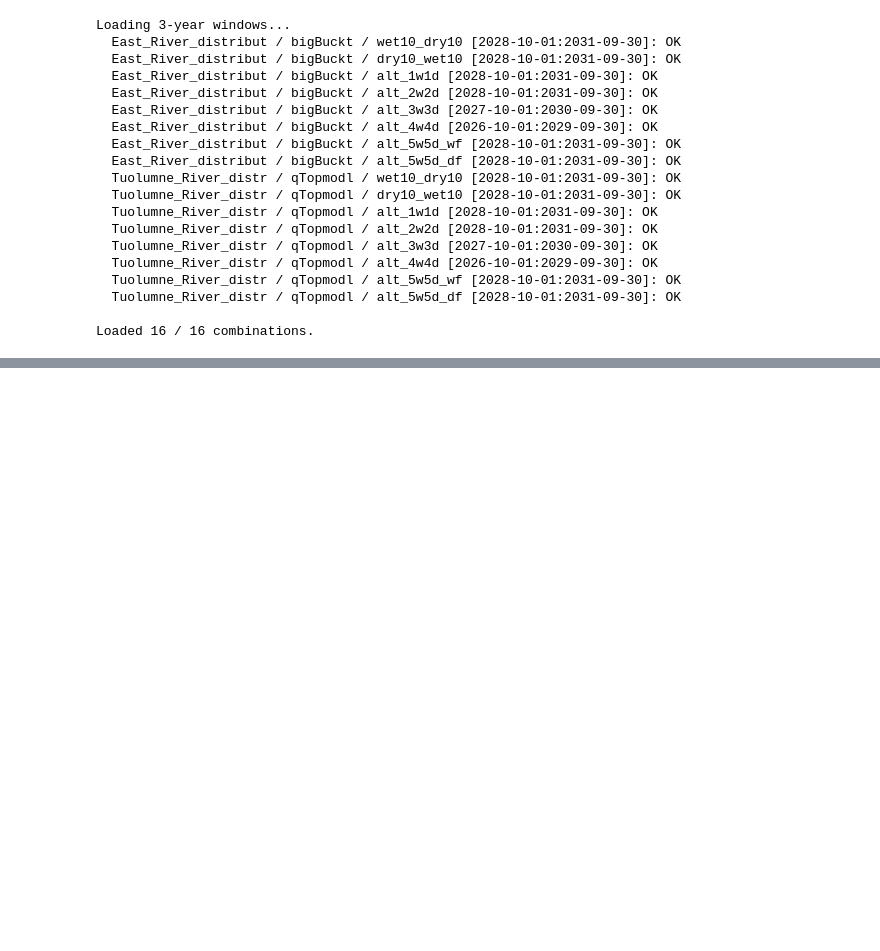
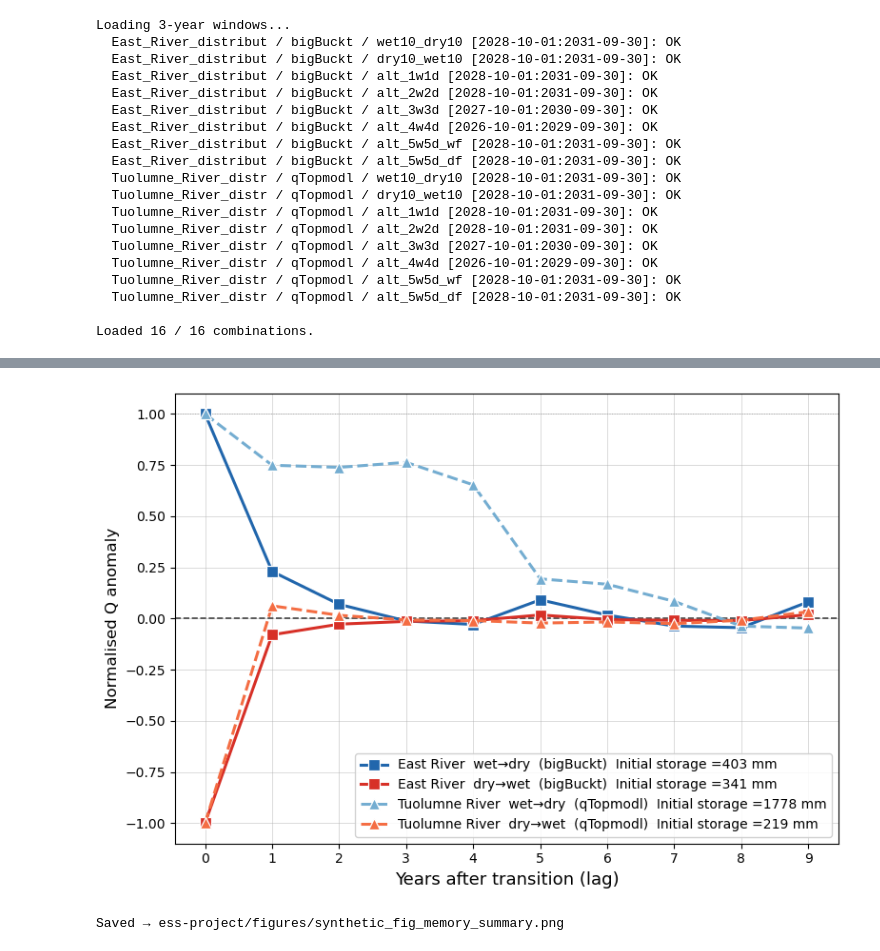
Before and after one commit to dlhogan97/CONFLUENCE-uwmtnhydro, a Jupyter notebook: ess-project/notebooks/synthetic_runs_analysis.ipynb, the cells around one changed output, grey strips where cells are left out. Saved outputs shown, nothing was run; the diff lists cells and outputs as text; code cells hidden in the pictures; blank space fills up the shorter version.

```diff
--- a/ess-project/notebooks/synthetic_runs_analysis.ipynb
+++ b/ess-project/notebooks/synthetic_runs_analysis.ipynb
@@ -485,0 +691,73 @@ Saved → ess-project/figures/synthetic_fig_ensemble_style.png
+# %%
+# Transition memory — how quickly does streamflow return to normal after the forcing shift?
+#
+# Anchor: year 10 (WY2030) = end of first forcing block (wet or dry)
+# Q_ref  = mean Q of final 3 years (WY2038-2040) — treated as "fully adjusted" to new forcing
+# Q_anom = Q[year 10+lag] - Q_ref    (absolute deviation from adjusted baseline)
+# Q_frac = Q_anom[lag] / Q_anom[lag=1]  (fraction of year-1 anomaly remaining; starts at 1.0)
+#
+# Annotated with S[WY2030] = initial storage at the transition
+
+TRANSITION_WY = 2030
+REF_YEARS     = [2038, 2039, 2040]
+
+fig, ax = plt.subplots(figsize=(8, 5.5))
+
+for dom, mod, pat in FOCUS_RUNS:
+    df = load_annual(dom, mod, pat)
+    if df is None: continue
+
+    col, mk, ls, _ = STYLE[(dom, pat)]
+
+    # Fully-adjusted reference Q = mean of last 3 years of run
+    q_ref = df[df['water_year'].isin(REF_YEARS)]['q_mm'].mean()
+
+    # Post-transition years (lag 1-10)
+    post = df[df['water_year'] > TRANSITION_WY].copy()
+    post['lag']    = post['water_year'] - TRANSITION_WY
+    post['q_anom'] = post['q_mm'] - q_ref
+
+    # Normalise so all series start at 1.0 at lag=1
+    anom_yr1 = post.loc[post['lag'] == 1, 'q_anom'].values
+    if not len(anom_yr1) or anom_yr1[0] == 0:
+        continue
+    post['q_frac'] = post['q_anom'] / abs(anom_yr1[0])
+
+    # Initial storage at the transition
+    s0_row = df[df['water_year'] == TRANSITION_WY]['storage_mm'].values
+    s0_label = f'  Initial storage ={s0_row[0]:.0f} mm' if len(s0_row) else ''
+
+    # Build label with S0
+    base_lbl = STYLE[(dom, pat)][3]
+    lbl = base_lbl + s0_label
+
+    ax.plot(post['lag']-1, post['q_frac'], color=col, marker=mk, ls=ls,
+            lw=2.2, ms=9, markerfacecolor=col, markeredgecolor='white',
+            markeredgewidth=0.9, label=lbl, zorder=4)
+
+ax.axhline(0, color='0.25', lw=1.2, ls='--', zorder=2)
+ax.axhline(1, color='0.65', lw=0.7, ls=':', zorder=2)
+
+# set x ticks to 0-9
+ax.set_xticks(range(0, 10))
+ax.set_xticklabels(range(0, 10))
+# ax.set_xlim(0.5, 10.5)
+ax.set_xlabel('Years after transition (lag)', fontsize=13)
+ax.set_ylabel('Normalised Q anomaly', fontsize=12)
+# ax.set_title(
+#     'Return-to-normal after forcing transition at year 10\n'
+#     r'$Q_{ref}$ = mean of WY2038–2040  ·  normalised to 1.0 at lag = 1'
+#     '\nAnnotated with Sep-30 storage at transition (S₀)',
+#     fontsize=11)
+ax.legend(fontsize=10, loc='lower right', frameon=True, framealpha=0.88)
+ax.grid(True, lw=0.7, alpha=0.45)
+
+plt.tight_layout()
+out = Path('ess-project/figures/synthetic_fig_memory_summary.png')
+out.parent.mkdir(parents=True, exist_ok=True)
+plt.savefig(out, dpi=150, bbox_inches='tight')
+plt.show()
+print(f'Saved → {out}')
+# %% [output]
+[figure, added]
+Saved → ess-project/figures/synthetic_fig_memory_summary.png
```
Also changed, not shown: parts of 4 cells of this notebook, 45 other files.
